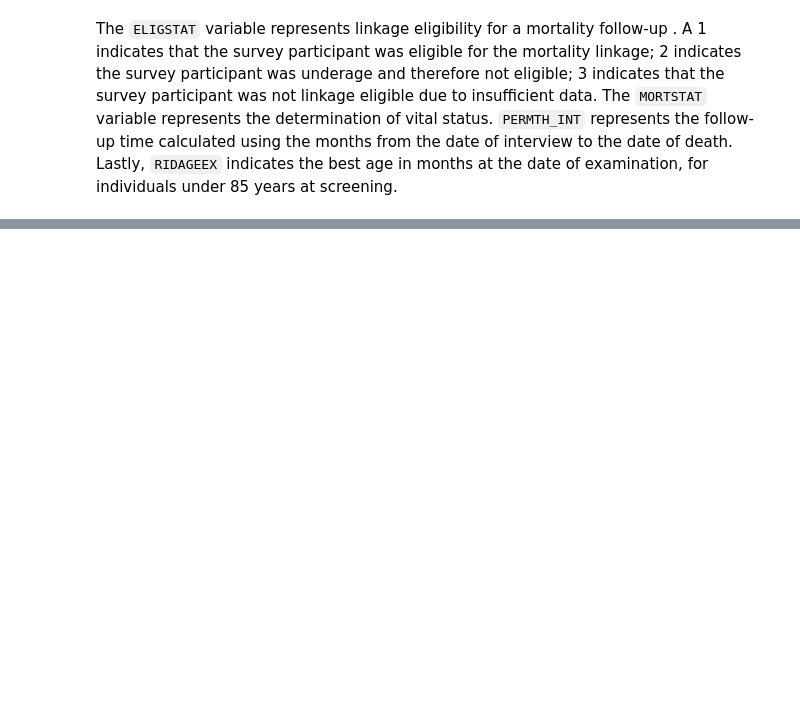
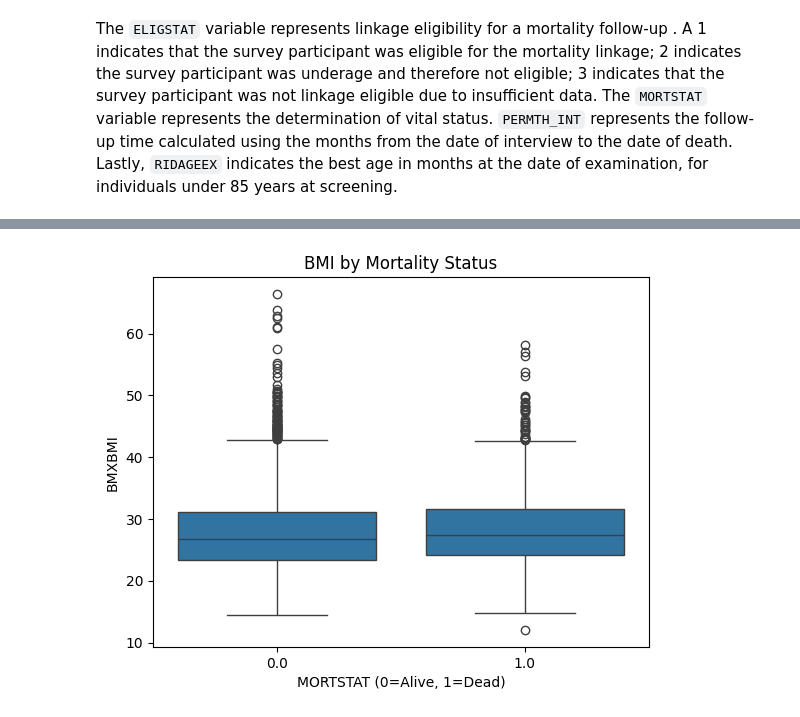
Before and after one commit to hershiaytoda/ds3001project, a Jupyter notebook: project_1_bsds.ipynb, the cells around one changed output, grey strips where cells are left out. Saved outputs shown, nothing was run; the diff lists cells and outputs as text; code cells hidden in the pictures; blank space fills up the shorter version.

```diff
--- a/project_1_bsds.ipynb
+++ b/project_1_bsds.ipynb
@@ -92,0 +202,8 @@ dtype: int64
+# %%
+# BMI by mortality status
+sns.boxplot(x="MORTSTAT", y="BMXBMI", data=df1)
+plt.title("BMI by Mortality Status")
+plt.xlabel("MORTSTAT (0=Alive, 1=Dead)")
+plt.show()
+# %% [output]
+[figure, added]
```
Also changed, not shown: parts of 19 cells of this notebook.
